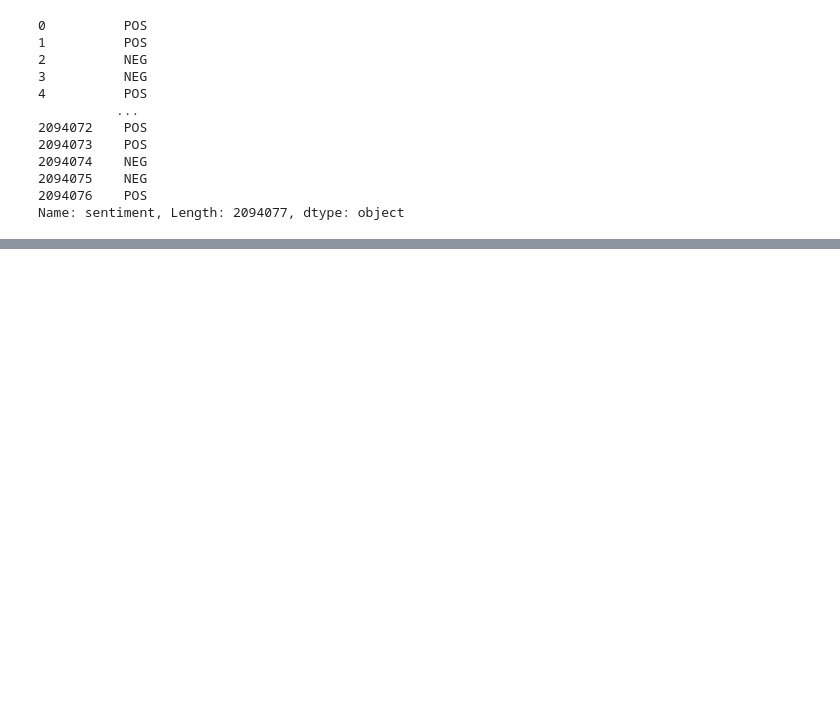
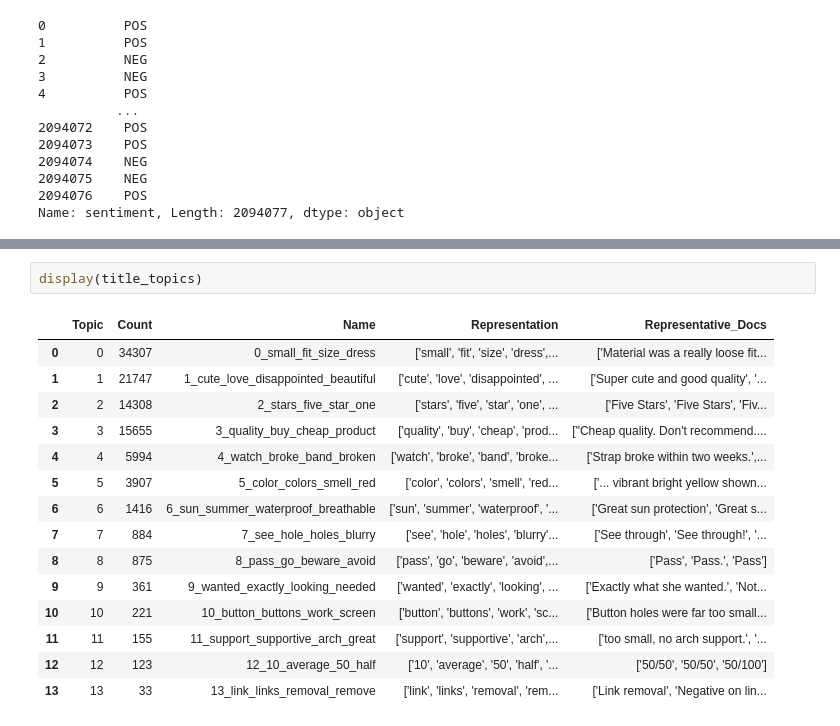
Before and after one commit to valentin-velev29/DLSS-24-GPT-2-Project, a Jupyter notebook: peprocessing.ipynb, the cells around one changed output, grey strips where cells are left out. Drawn from its saved outputs; the diff is of its cells as text; blank space fills up the shorter version.

```diff
--- a/peprocessing.ipynb
+++ b/peprocessing.ipynb
@@ -600,0 +651,18 @@ plt.show()
+# %%
+display(title_topics)
+# %% [output]
+|  | Topic | Count | Name | Representation | Representative_Docs |
+| 0 | 0 | 34307 | 0_small_fit_size_dress | ['small', 'fit', 'size', 'dress',... | ['Material was a really loose fit... |
+| 1 | 1 | 21747 | 1_cute_love_disappointed_beautiful | ['cute', 'love', 'disappointed', ... | ['Super cute and good quality', '... |
+| 2 | 2 | 14308 | 2_stars_five_star_one | ['stars', 'five', 'star', 'one', ... | ['Five Stars', 'Five Stars', 'Fiv... |
+| 3 | 3 | 15655 | 3_quality_buy_cheap_product | ['quality', 'buy', 'cheap', 'prod... | ["Cheap quality. Don't recommend.... |
+| 4 | 4 | 5994 | 4_watch_broke_band_broken | ['watch', 'broke', 'band', 'broke... | ['Strap broke within two weeks.',... |
+| 5 | 5 | 3907 | 5_color_colors_smell_red | ['color', 'colors', 'smell', 'red... | ['... vibrant bright yellow shown... |
+| 6 | 6 | 1416 | 6_sun_summer_waterproof_breathable | ['sun', 'summer', 'waterproof', '... | ['Great sun protection', 'Great s... |
+| 7 | 7 | 884 | 7_see_hole_holes_blurry | ['see', 'hole', 'holes', 'blurry'... | ['See through', 'See through!', '... |
+| 8 | 8 | 875 | 8_pass_go_beware_avoid | ['pass', 'go', 'beware', 'avoid',... | ['Pass', 'Pass.', 'Pass'] |
+| 9 | 9 | 361 | 9_wanted_exactly_looking_needed | ['wanted', 'exactly', 'looking', ... | ['Exactly what she wanted.', 'Not... |
+| 10 | 10 | 221 | 10_button_buttons_work_screen | ['button', 'buttons', 'work', 'sc... | ['Button holes were far too small... |
+| 11 | 11 | 155 | 11_support_supportive_arch_great | ['support', 'supportive', 'arch',... | ['too small, no arch support.', '... |
+| 12 | 12 | 123 | 12_10_average_50_half | ['10', 'average', '50', 'half', '... | ['50/50', '50/50', '50/100'] |
+| 13 | 13 | 33 | 13_link_links_removal_remove | ['link', 'links', 'removal', 'rem... | ['Link removal', 'Negative on lin... |
```
Also changed, not shown: parts of 33 cells of this notebook, 5 other files.
